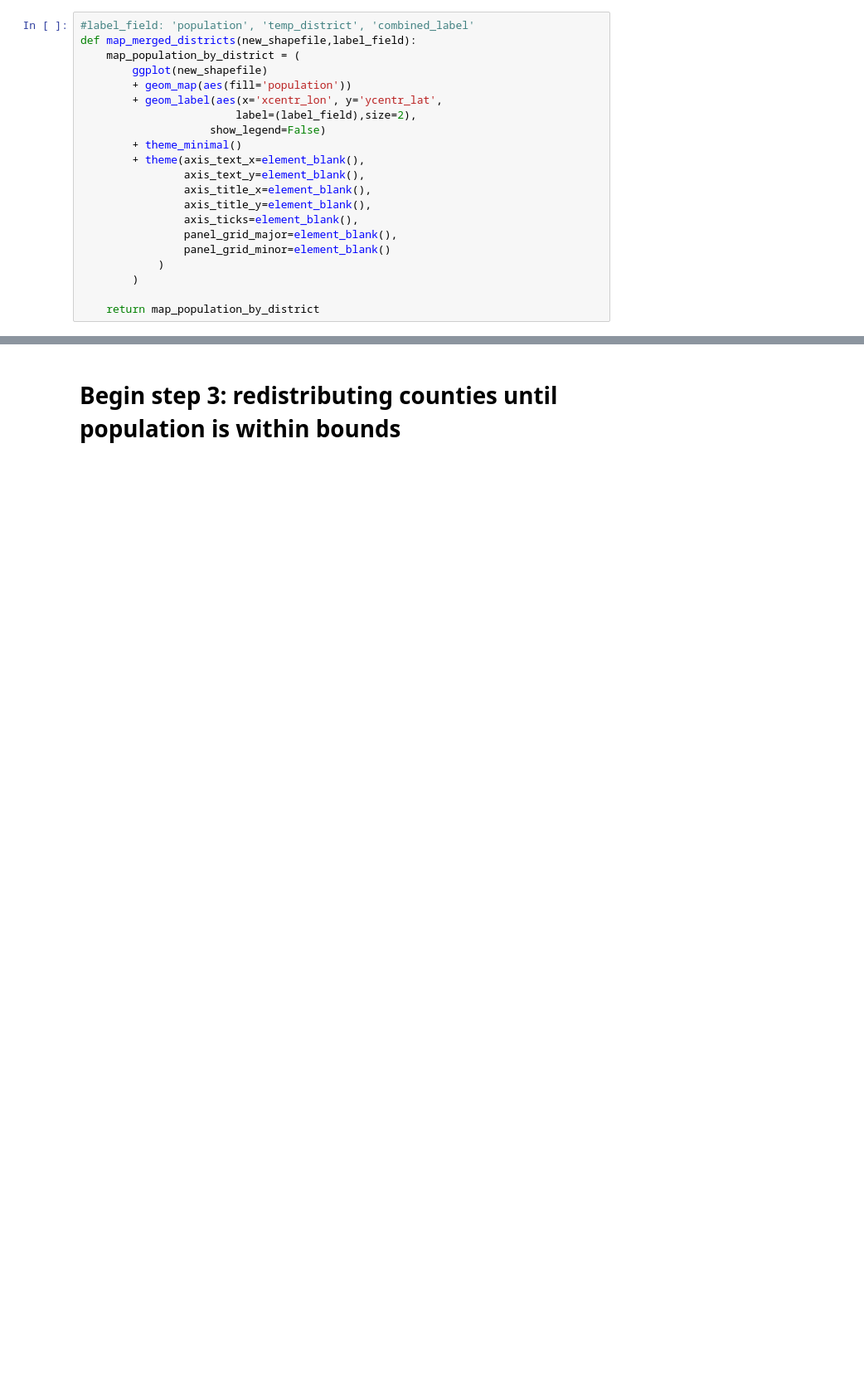
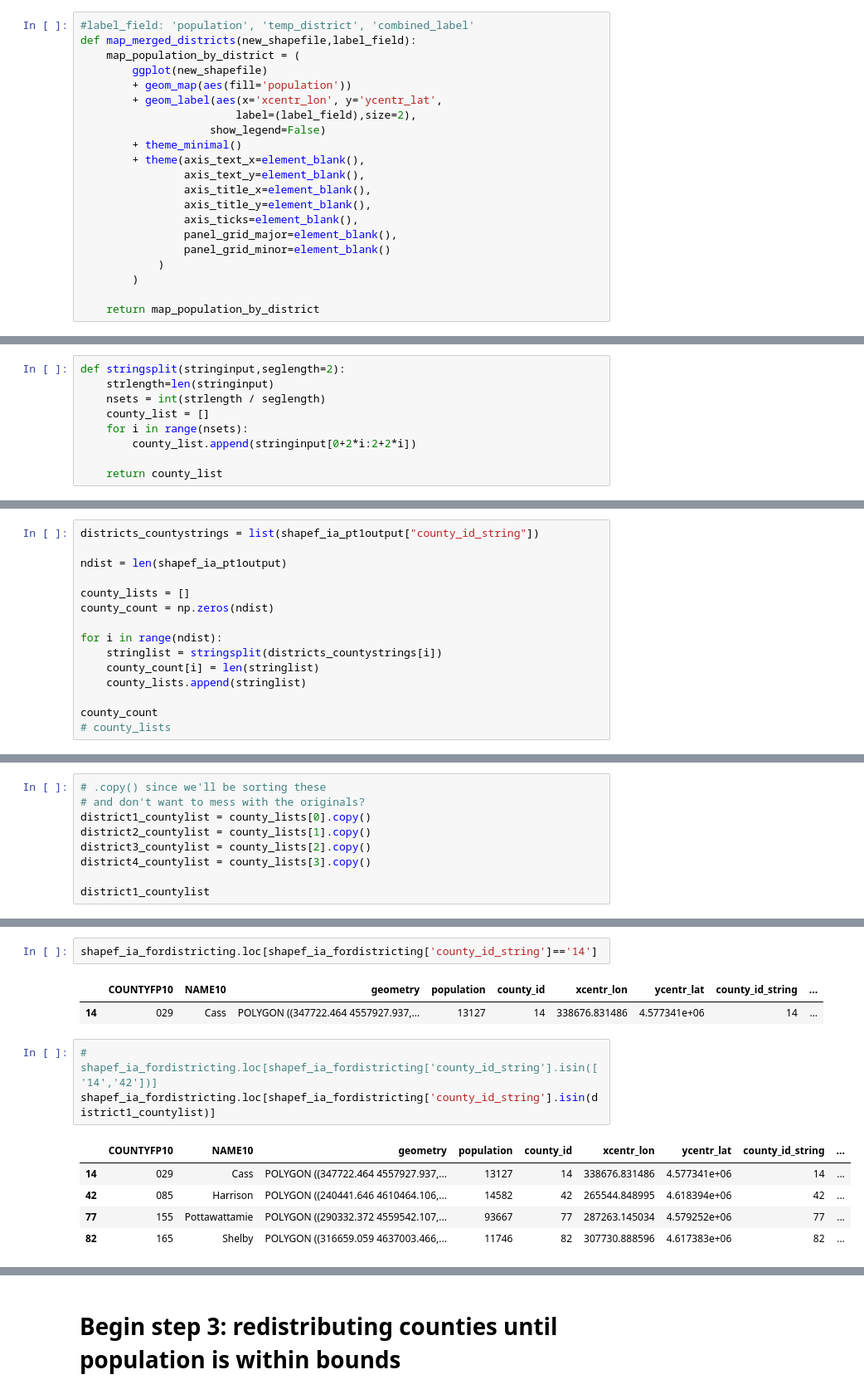
Before and after one commit to stefaniegwangphd/ia-redistricting, a Jupyter notebook: Iowa_contiguousdistricting.ipynb, the cells around one changed output, grey strips where cells are left out. Shown at 83% size. Saved outputs shown, nothing was run; the diff lists cells and outputs as text; blank space fills up the shorter version.

```diff
--- a/Iowa_contiguousdistricting.ipynb
+++ b/Iowa_contiguousdistricting.ipynb
@@ -594,0 +588,9 @@ shapef_ia_running[['population','temp_district']]
+# %%
+def stringsplit(stringinput,seglength=2):
+    strlength=len(stringinput)
+    nsets = int(strlength / seglength)
+    county_list = []
+    for i in range(nsets):
+        county_list.append(stringinput[0+2*i:2+2*i])
+
+    return county_list
@@ -594,0 +601,15 @@ shapef_ia_running[['population','temp_district']]
+# %%
+districts_countystrings = list(shapef_ia_pt1output["county_id_string"])
+
+ndist = len(shapef_ia_pt1output)
+
+county_lists = []
+county_count = np.zeros(ndist)
+
+for i in range(ndist):
+    stringlist = stringsplit(districts_countystrings[i])
+    county_count[i] = len(stringlist)
+    county_lists.append(stringlist)
+
+county_count
+# county_lists
@@ -594,0 +618,9 @@ shapef_ia_running[['population','temp_district']]
+# %%
+# .copy() since we'll be sorting these
+# and don't want to mess with the originals?
+district1_countylist = county_lists[0].copy()
+district2_countylist = county_lists[1].copy()
+district3_countylist = county_lists[2].copy()
+district4_countylist = county_lists[3].copy()
+
+district1_countylist
@@ -594,0 +656,14 @@ shapef_ia_running[['population','temp_district']]
+# %%
+shapef_ia_fordistricting.loc[shapef_ia_fordistricting['county_id_string']=='14']
+# %% [output]
+|  | COUNTYFP10 | NAME10 | geometry | population | county_id | xcentr_lon | ycentr_lat | county_id_string | ... |
+| 14 | 029 | Cass | POLYGON ((347722.464 4557927.937,... | 13127 | 14 | 338676.831486 | 4.577341e+06 | 14 | ... |
+# %%
+# shapef_ia_fordistricting.loc[shapef_ia_fordistricting['county_id_string'].isin(['14','42'])]
+shapef_ia_fordistricting.loc[shapef_ia_fordistricting['county_id_string'].isin(district1_countylist)]
+# %% [output]
+|  | COUNTYFP10 | NAME10 | geometry | population | county_id | xcentr_lon | ycentr_lat | county_id_string | ... |
+| 14 | 029 | Cass | POLYGON ((347722.464 4557927.937,... | 13127 | 14 | 338676.831486 | 4.577341e+06 | 14 | ... |
+| 42 | 085 | Harrison | POLYGON ((240441.646 4610464.106,... | 14582 | 42 | 265544.848995 | 4.618394e+06 | 42 | ... |
+| 77 | 155 | Pottawattamie | POLYGON ((290332.372 4559542.107,... | 93667 | 77 | 287263.145034 | 4.579252e+06 | 77 | ... |
+| 82 | 165 | Shelby | POLYGON ((316659.059 4637003.466,... | 11746 | 82 | 307730.888596 | 4.617383e+06 | 82 | ... |
```
Also changed, not shown: parts of 32 cells of this notebook.
